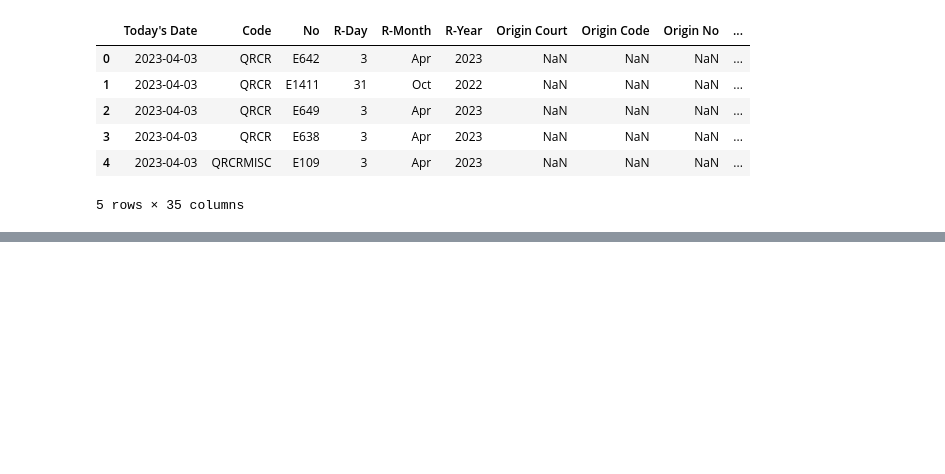
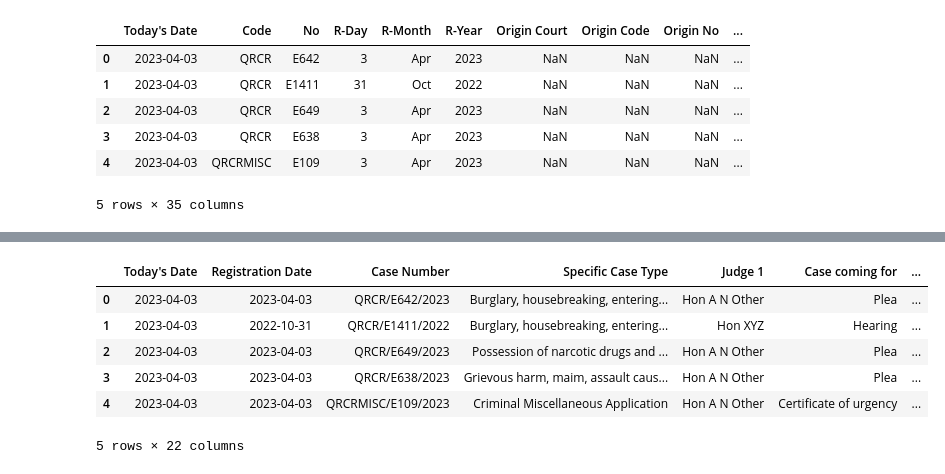
Before and after one commit to kocheli/Data-Analysis, a Jupyter notebook: martin.ipynb, the cells around one changed output, grey strips where cells are left out. Drawn from its saved outputs; the diff is of its cells as text; code cells hidden in the pictures; blank space fills up the shorter version.

```diff
--- a/martin.ipynb
+++ b/martin.ipynb
@@ -130,0 +198,12 @@ sample_data.head()
+# %%
+sample_data.drop(columns=["Origin Court", "Origin Code", "Origin No", "Origin Year", "Judge 2", "Judge 3", "Judge 4", "Judge 5", "Judge 6", "Judge 7"], inplace=True)
+# %%
+sample_data.head()
+# %% [output]
+|  | Today's Date | Registration Date | Case Number | Specific Case Type | Judge 1 | Case coming for | ... |
+| 0 | 2023-04-03 | 2023-04-03 | QRCR/E642/2023 | Burglary, housebreaking, entering... | Hon A N Other | Plea | ... |
+| 1 | 2023-04-03 | 2022-10-31 | QRCR/E1411/2022 | Burglary, housebreaking, entering... | Hon XYZ | Hearing | ... |
+| 2 | 2023-04-03 | 2023-04-03 | QRCR/E649/2023 | Possession of narcotic drugs and ... | Hon A N Other | Plea | ... |
+| 3 | 2023-04-03 | 2023-04-03 | QRCR/E638/2023 | Grievous harm, maim, assault caus... | Hon A N Other | Plea | ... |
+| 4 | 2023-04-03 | 2023-04-03 | QRCRMISC/E109/2023 | Criminal Miscellaneous Application | Hon A N Other | Certificate of urgency | ... |
+5 rows × 22 columns
```
Also changed, not shown: parts of 29 cells of this notebook.
